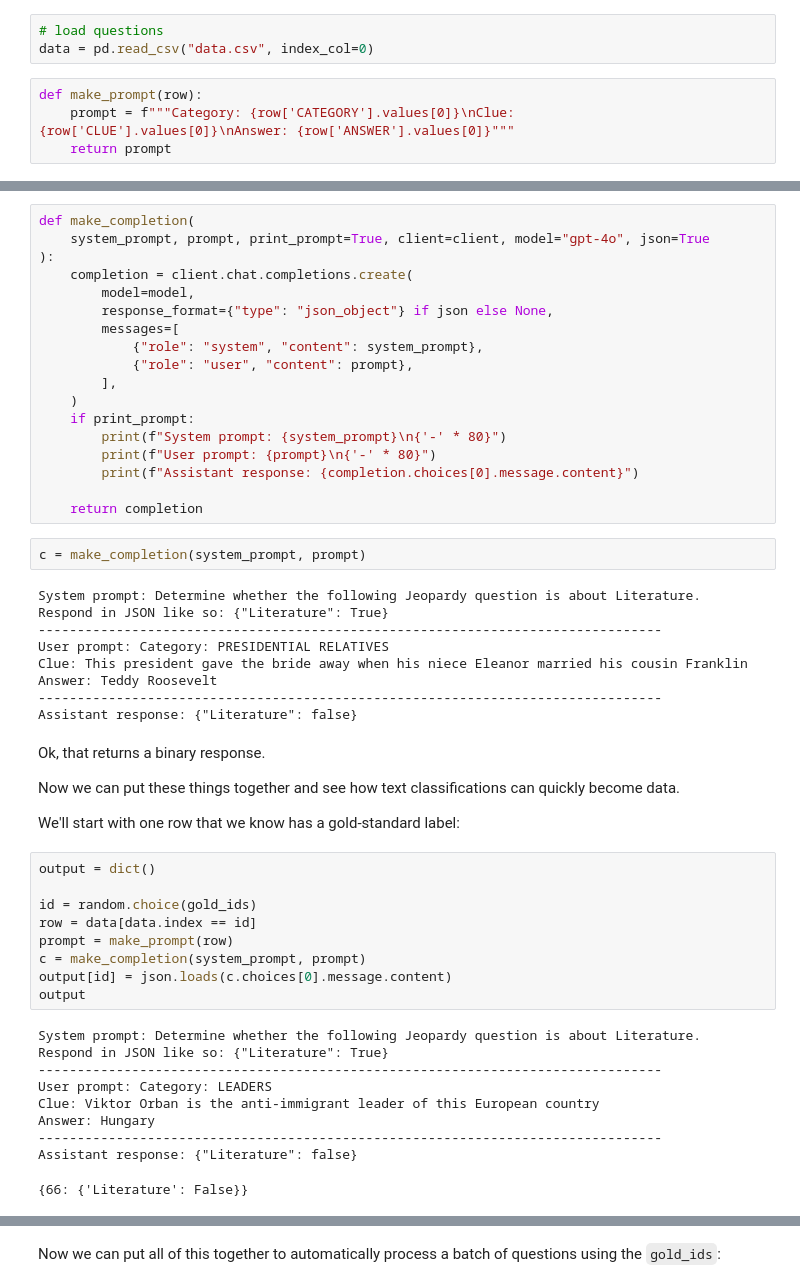
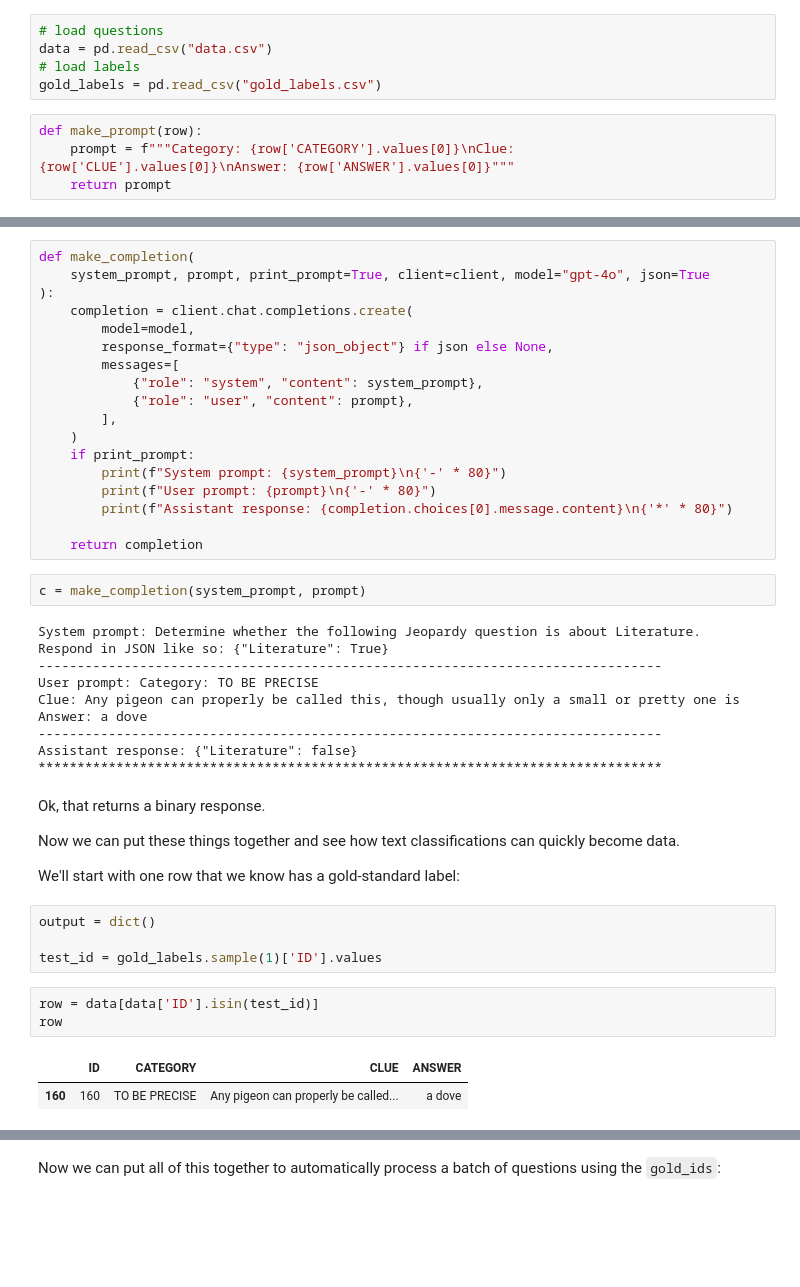
Before and after one commit to erikfredner/tap-2024, a Jupyter notebook: lesson_2.ipynb, the cells around one changed output, grey strips where cells are left out. Saved outputs shown, nothing was run; the diff lists cells and outputs as text; blank space fills up the shorter version.

```diff
--- a/lesson_2.ipynb
+++ b/lesson_2.ipynb
@@ -410,6 +411,8 @@ Respond in JSON like so: {"Literature": True}"""
 # %%
 # load questions
-data = pd.read_csv("data.csv", index_col=0)
+data = pd.read_csv("data.csv")
+# load labels
+gold_labels = pd.read_csv("gold_labels.csv")
 # %%
 def make_prompt(row):
     prompt = f"""Category: {row['CATEGORY'].values[0]}\nClue: {row['CLUE'].values[0]}\nAnswer: {row['ANSWER'].values[0]}"""
@@ -442,7 +444,7 @@ def make_completion(
     if print_prompt:
         print(f"System prompt: {system_prompt}\n{'-' * 80}")
         print(f"User prompt: {prompt}\n{'-' * 80}")
-        print(f"Assistant response: {completion.choices[0].message.content}")
+        print(f"Assistant response: {completion.choices[0].message.content}\n{'*' * 80}")
 
     return completion
 # %%
@@ -451,33 +453,25 @@ c = make_completion(system_prompt, prompt)
 System prompt: Determine whether the following Jeopardy question is about Literature.
 Respond in JSON like so: {"Literature": True}
 --------------------------------------------------------------------------------
-User prompt: Category: PRESIDENTIAL RELATIVES
-Clue: This president gave the bride away when his niece Eleanor married his cousin Franklin
-Answer: Teddy Roosevelt
+User prompt: Category: TO BE PRECISE
+Clue: Any pigeon can properly be called this, though usually only a small or pretty one is
+Answer: a dove
 --------------------------------------------------------------------------------
 Assistant response: {"Literature": false}
+********************************************************************************
 # %% [markdown]
 Ok, that returns a binary response.
 
 Now we can put these things together and see how text classifications can quickly become data.
 
 We'll start with one row that we know has a gold-standard label:
-# %%
-output = dict()
-
-id = random.choice(gold_ids)
-row = data[data.index == id]
-prompt = make_prompt(row)
-c = make_completion(system_prompt, prompt)
-output[id] = json.loads(c.choices[0].message.content)
-output
-# %% [output]
-System prompt: Determine whether the following Jeopardy question is about Literature.
-Respond in JSON like so: {"Literature": True}
---------------------------------------------------------------------------------
-User prompt: Category: LEADERS
-Clue: Viktor Orban is the anti-immigrant leader of this European country
-Answer: Hungary
---------------------------------------------------------------------------------
-Assistant response: {"Literature": false}
-{66: {'Literature': False}}
+# %%
+output = dict()
+
+test_id = gold_labels.sample(1)['ID'].values
+# %%
+row = data[data['ID'].isin(test_id)]
+row
+# %% [output]
+|  | ID | CATEGORY | CLUE | ANSWER |
+| 160 | 160 | TO BE PRECISE | Any pigeon can properly be called... | a dove |
```
Also changed, not shown: parts of 37 cells of this notebook.
